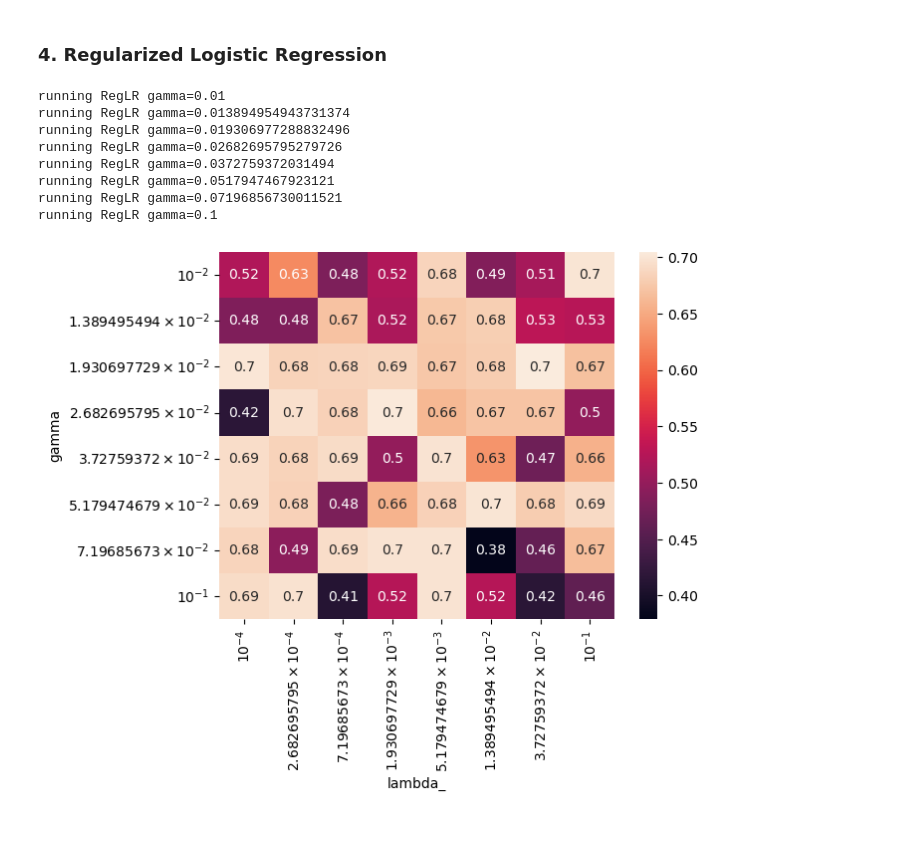
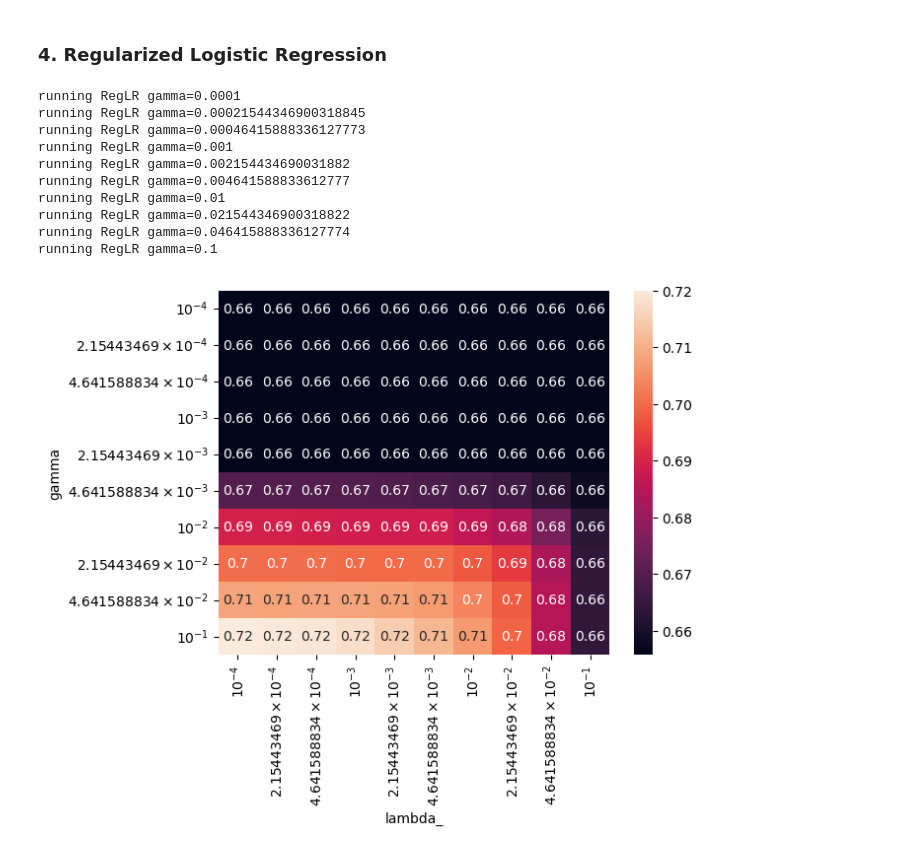
Before and after one commit to MeloS7/ML_Project1_EPFL, a Jupyter notebook: experiments.ipynb, the cells around one changed output. Saved outputs shown, nothing was run; the diff lists cells and outputs as text; code cells hidden in the pictures.

Commit message:
update  RegLR heatmap

```diff
--- a/experiments.ipynb
+++ b/experiments.ipynb
@@ -261,41 +261,48 @@ import matplotlib.ticker as ticker
 import seaborn as sns
 from helpers import train_test_split, sigmoid, accuracy_score, make_prediction
 from implementations import reg_logistic_regression
+from preprocessing import Preprocessor
 labels_01 = 0.5 + labels / 2.
+
+# Feature engineering
 x_tr, x_te, y_tr, y_te = train_test_split(labels_01, features, ratio=0.8, seed=42)
+prep = Preprocessor()
+x_tr = prep.process_train(x_tr, mapping=True, poly_degree=5)
+x_te = prep.process_test(x_te)
 
 max_iter = 1000
-lambdas = np.logspace(-4,-1, 8)
-gammas = np.logspace(-2, -1, 8)
-# gammas = np.logspace(-0.8,-2, 5)
+lambdas = np.logspace(-4,-1, 10)
+gammas = np.logspace(-4, -1,10)
 
 acc_map = np.zeros((len(gammas), len(lambdas)))
 
 for i, gamma in enumerate(gammas):
     print(f"running RegLR gamma={gamma}")
     for j, lambda_ in enumerate(lambdas):
 
         initial_w = np.zeros((x_tr.shape[1]))
         w, l_tr = reg_logistic_regression(y_tr, x_tr, lambda_, initial_w, max_iter, gamma)
 
         acc_map[i,j] = accuracy_score(y_te, make_prediction(sigmoid(x_te @ w), logistic=True, zero_one=True))
 
 tick = ticker.ScalarFormatter(useOffset=False, useMathText=True)
 tick.set_powerlimits((0,0))
 tl = [u"${}$".format(tick.format_data(x)) for x in lambdas]
 tg = [u"${}$".format(tick.format_data(x)) for x in gammas]
 
 sns.heatmap(acc_map, annot=True, xticklabels=tl, yticklabels=tg)
 plt.xlabel("lambda_")
 plt.ylabel("gamma")
 plt.show()
 # %% [output]
+running RegLR gamma=0.0001
+running RegLR gamma=0.00021544346900318845
+running RegLR gamma=0.00046415888336127773
+running RegLR gamma=0.001
+running RegLR gamma=0.002154434690031882
+running RegLR gamma=0.004641588833612777
 running RegLR gamma=0.01
-running RegLR gamma=0.013894954943731374
-running RegLR gamma=0.019306977288832496
-running RegLR gamma=0.02682695795279726
-running RegLR gamma=0.0372759372031494
-running RegLR gamma=0.0517947467923121
-running RegLR gamma=0.07196856730011521
+running RegLR gamma=0.021544346900318822
+running RegLR gamma=0.046415888336127774
 running RegLR gamma=0.1
-[figure, old version]
+[figure, new version]
```
